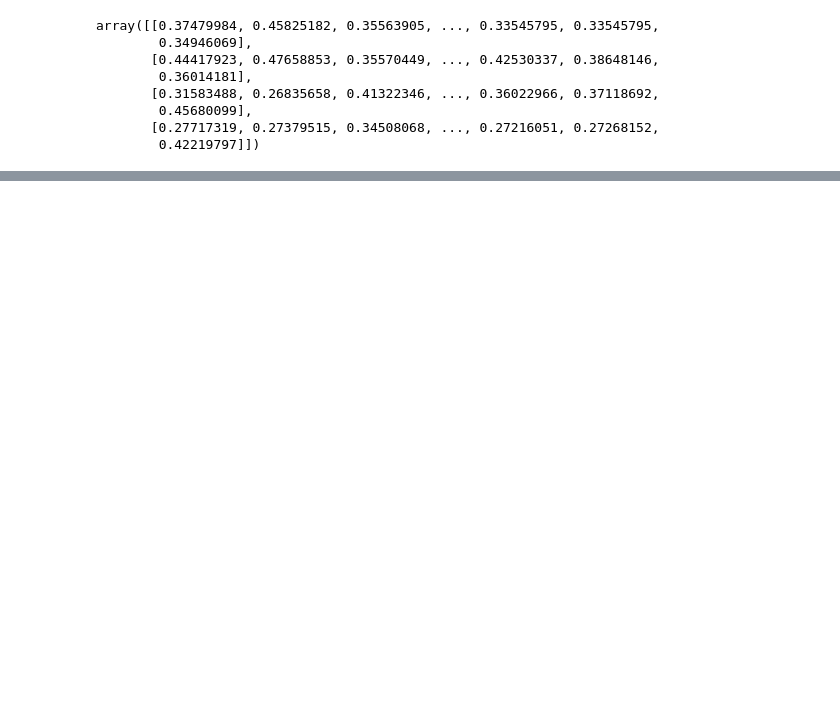
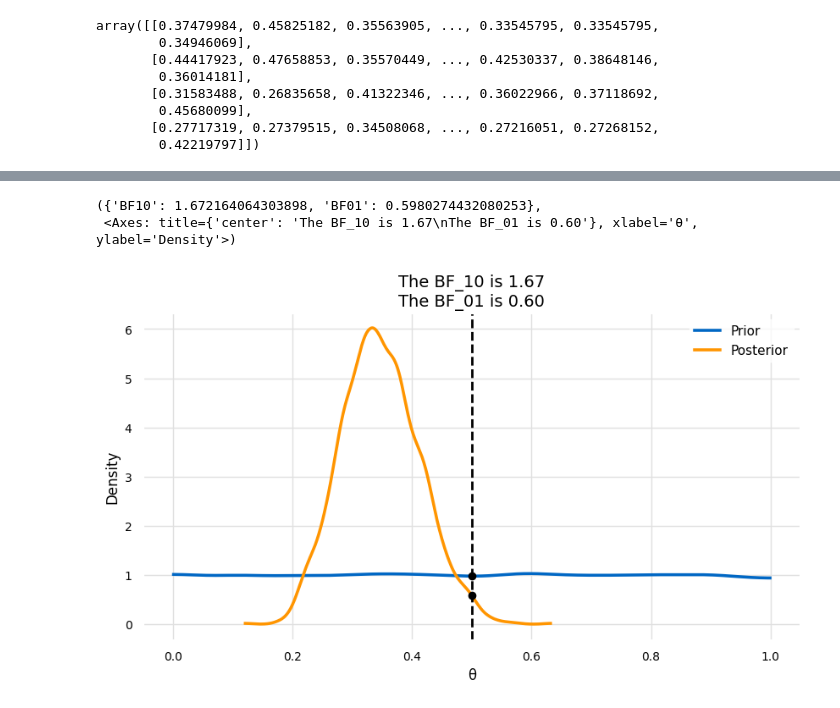
Before and after one commit to glyfish/PyMC, a Jupyter notebook: notebooks/Baysian Analysis with Python/exp_1_coin_flip.ipynb, the cells around one changed output, grey strips where cells are left out. Cells and saved outputs as stored; diff of their text form; code cells hidden in the pictures; blank space fills up the shorter version.

```diff
--- a/notebooks/Baysian Analysis with Python/exp_1_coin_flip.ipynb
+++ b/notebooks/Baysian Analysis with Python/exp_1_coin_flip.ipynb
@@ -206,0 +224,6 @@ array([[0.37479984, 0.45825182, 0.35563905, ..., 0.33545795, 0.33545795,
+# %%
+arviz.plot_bf(trace, var_name='θ', figsize=(10, 5), prior=numpy.random.uniform(0, 1, 10000), ref_val=0.5)
+# %% [output]
+({'BF10': 1.672164064303898, 'BF01': 0.5980274432080253},
+ <Axes: title={'center': 'The BF_10 is 1.67\nThe BF_01 is 0.60'}, xlabel='θ', ylabel='Density'>)
+[figure, added]
```
Also changed, not shown: parts of 6 cells of this notebook.
